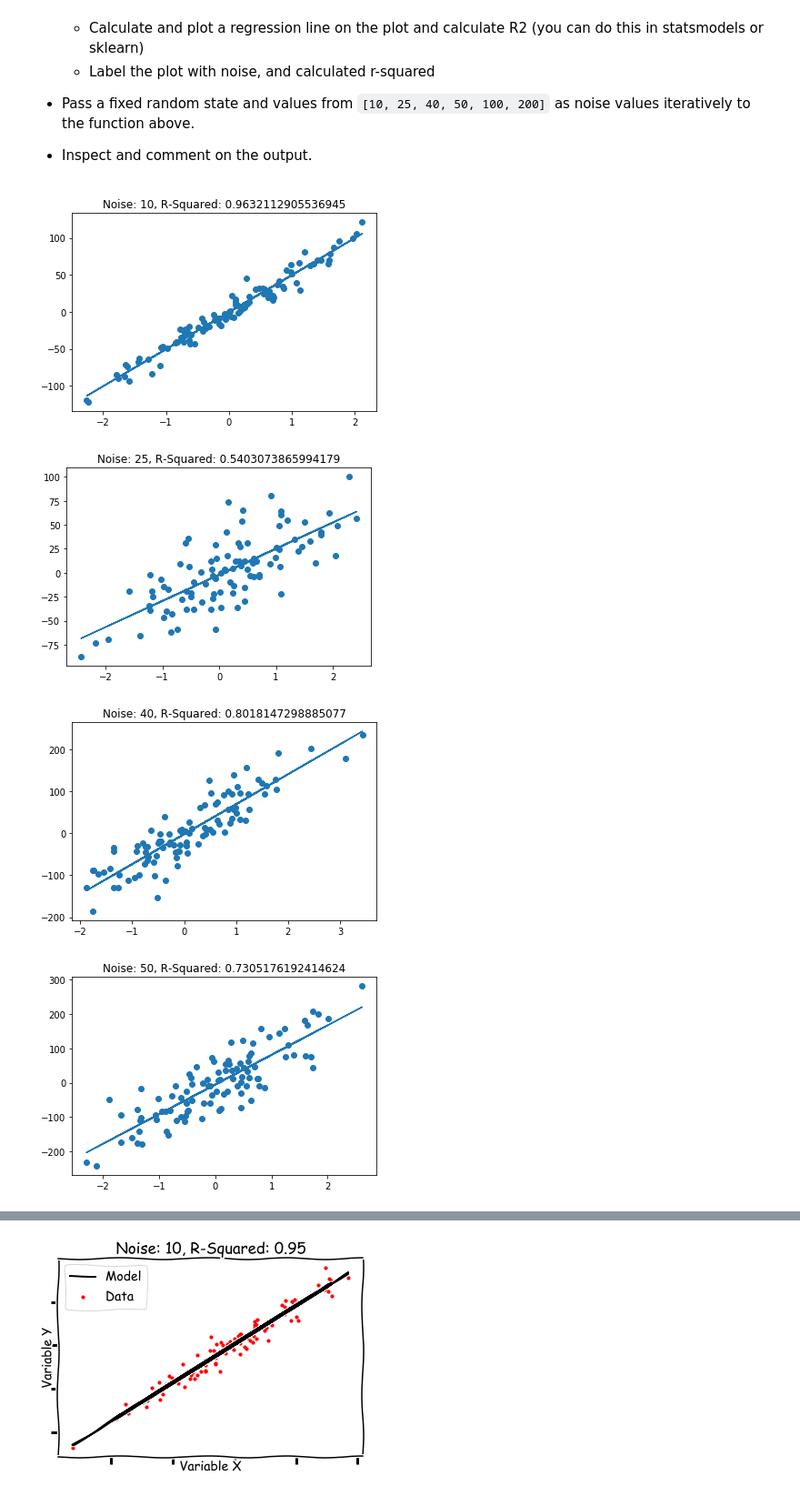
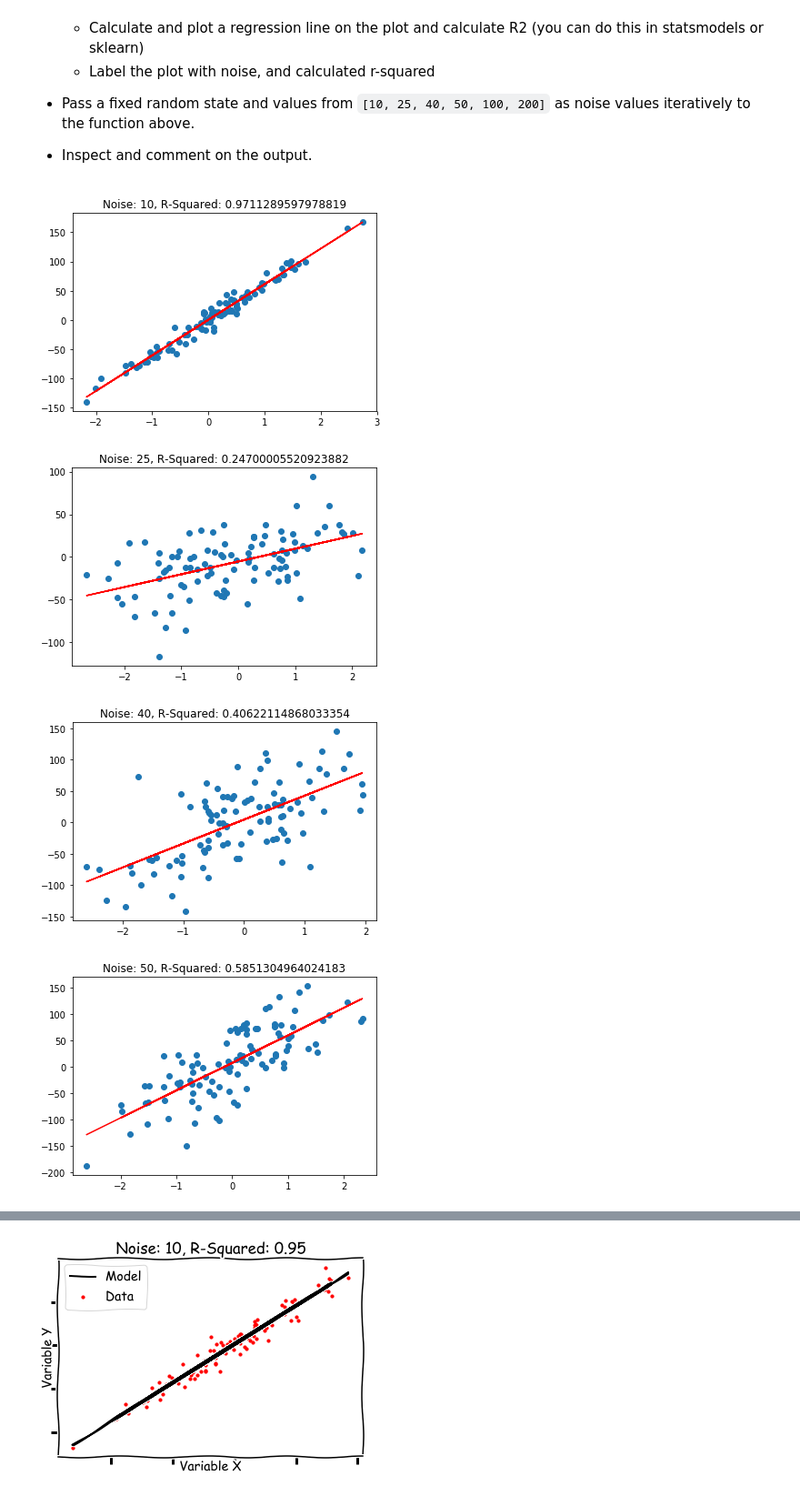
Before and after one commit to kayschulz/dsc-2-23-06-data-generation-process-lab-seattle-ds-career-040119, a Jupyter notebook: index.ipynb, the cells around one changed output, grey strips where cells are left out. Shown at 91% size. Drawn from its saved outputs; the diff is of its cells as text; code cells hidden in the pictures.

```diff
--- a/index.ipynb
+++ b/index.ipynb
@@ -35,29 +35,29 @@ from sklearn.linear_model import LinearRegression
 # %%
 def reg_simulation(n, random_state):
     X, y = make_regression(n_samples=100, n_features=1, noise=n)
 
     # Use X,y to draw a scatter plot
     plt.scatter(X[:,0], y)
 
 
     lr = LinearRegression()
     lr.fit(X, y)
     y_pred = lr.predict(X)
     r2 = lr.score(X, y)
 
-    plt.plot(X[:,0], y_pred)
+    plt.plot(X[:,0], y_pred, color='red')
     plt.title('Noise: {}, R-Squared: {}'.format(n, r2))
     plt.show()
     # Fit a linear regression model to X , y and calculate r2
     # label and plot the regression line
 
 
 random_state = None
 
 for n in [10, 25, 40, 50, 100, 200]:
     reg_simulation(n, random_state)
 # %% [output]
-[figure, old version]
+[figure, new version]
-[figure, old version]
+[figure, new version]
-[figure, old version]
+[figure, new version]
-[figure, old version]
+[figure, new version]
```
Also changed, not shown: parts of 1 cell of this notebook.
